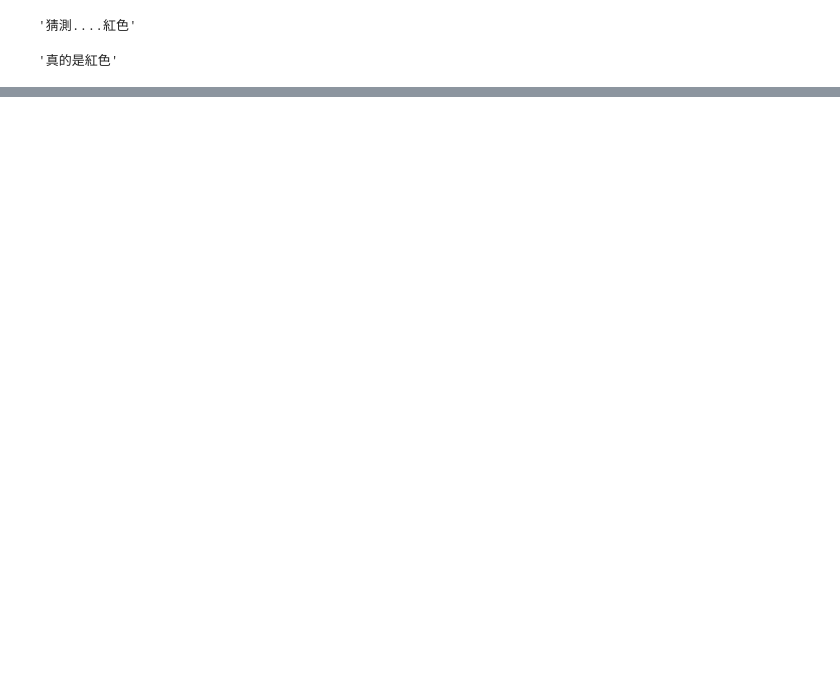
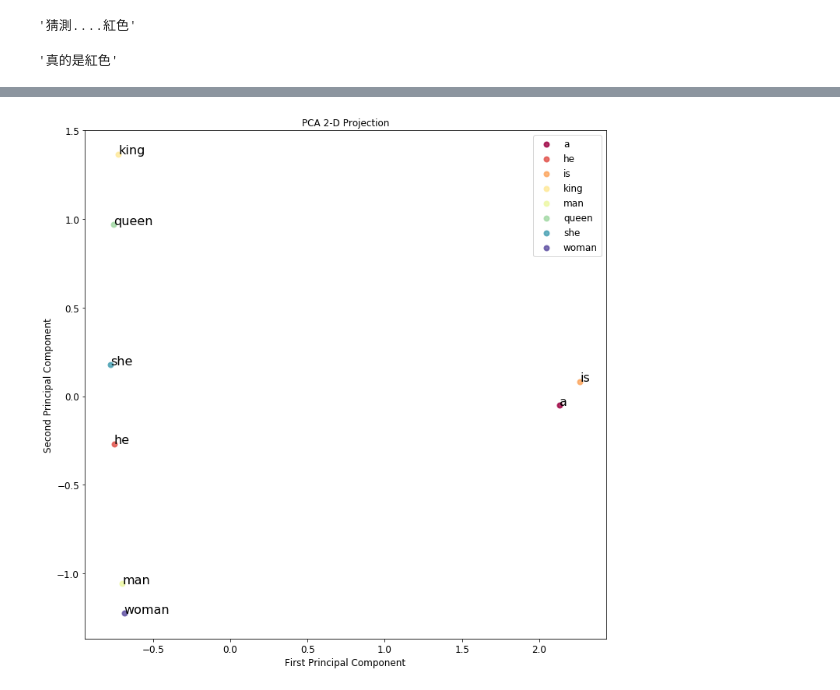
Before and after one commit to jerrywu2013/NLP_techbang, a Jupyter notebook: 1006.ipynb, the cells around one changed output, grey strips where cells are left out. Saved outputs shown, nothing was run; the diff lists cells and outputs as text; code cells hidden in the pictures; blank space fills up the shorter version.

Commit message:
pytorch for word2vec

```diff
--- a/1006.ipynb
+++ b/1006.ipynb
@@ -169,0 +330,4 @@ predicted :
+# %%
+word2idx = {w:idx for (idx,w) in enumerate(words)}
+idx2word = {idx:w for (idx,w) in enumerate(words)}
+vocabulary_size = len(word2idx)
@@ -169,0 +345,3 @@ predicted :
+# %%
+embedding_dims = 10
+windows_size = 2
@@ -169,0 +363,28 @@ predicted :
+# %%
+W1 = Variable(torch.randn(embedding_dims, vocabulary_size).float(), requires_grad = True)
+W2 = Variable(torch.randn(vocabulary_size, embedding_dims).float(), requires_grad = True)
+# %%
+for epo in range(8000):
+    avg_loss = 0
+    samples = 0
+    for data, target in train_generator():
+        x = Variable(torch.from_numpy(data)).float()
+        y_true = Variable(torch.from_numpy(np.array([target])).long())
+        samples += len(y_true)
+
+        a1 = torch.matmul(W1, x)
+        a2 = torch.matmul(W2, a1)
+
+        log_softmax = F.log_softmax(a2, dim=0)
+        network_pred_dlist = F.softmax(log_softmax, dim=0)
+        loss = F.nll_loss(log_softmax.view(1,-1), y_true)
+        avg_loss += loss.item()
+        loss.backward()
+        W1.data -= 0.01 * W1.grad.data
+        W2.data -= 0.01 * W2.grad.data
+
+        W1.grad.data.zero_()
+        W2.grad.data.zero_()
+
+    if epo % 1000 == 0:
+        print(avg_loss / samples)
@@ -169,0 +404,9 @@ predicted :
+# %%
+pca = PCA(n_components=2)
+pca.fit(W1.data.numpy().T)
+proj = pca.transform(W1.data.numpy().T)
+ax = plot_pca_2d_projection(pca, W1.data.numpy().T, np.array(words), feature_labels=words, figsize=(12,12), text_fontsize=12)
+for i, txt in enumerate(words):
+    ax.annotate(txt, (proj[i,0], proj[i,1]), size=16)
+# %% [output]
+[figure, added]
```
Also changed, not shown: parts of 28 cells of this notebook.
